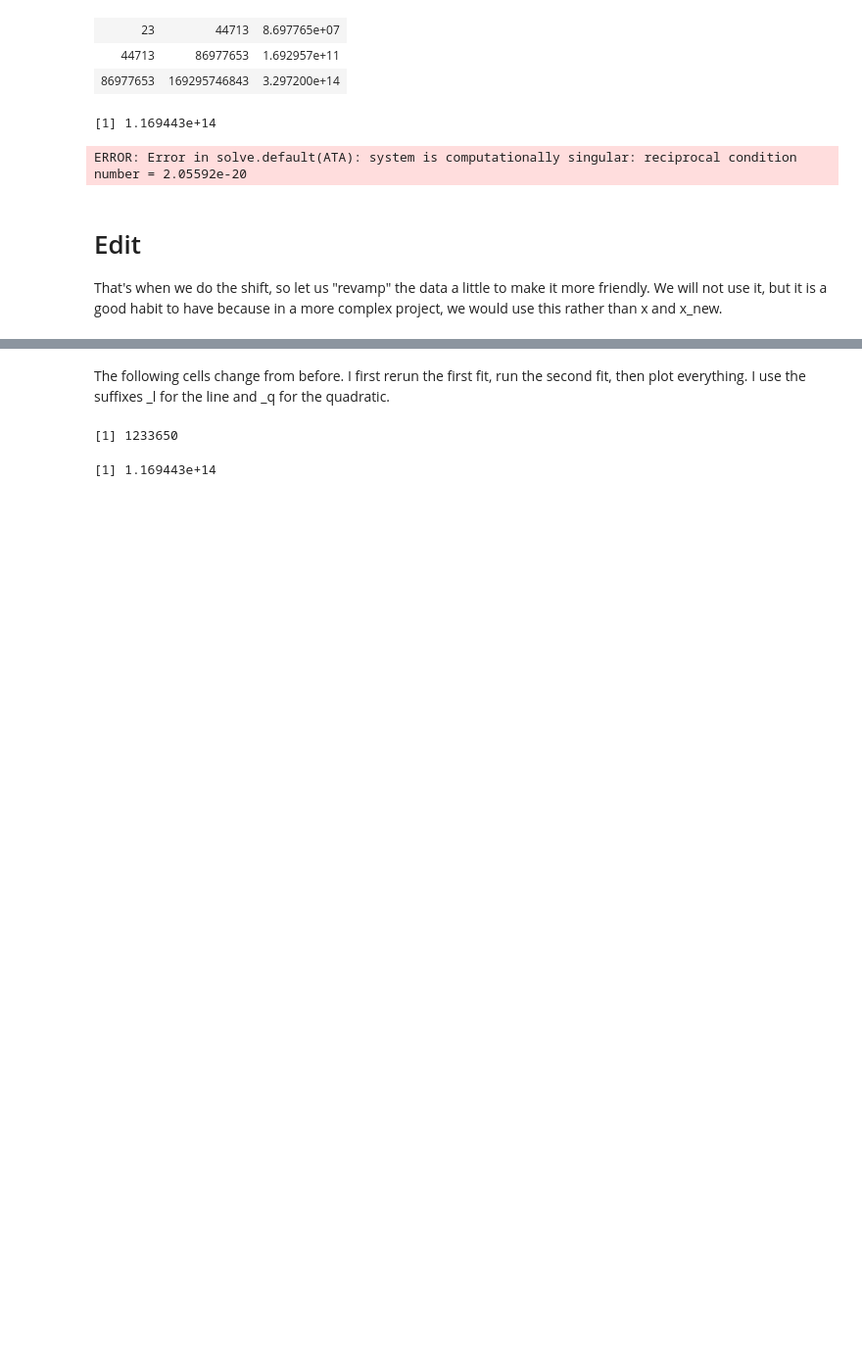
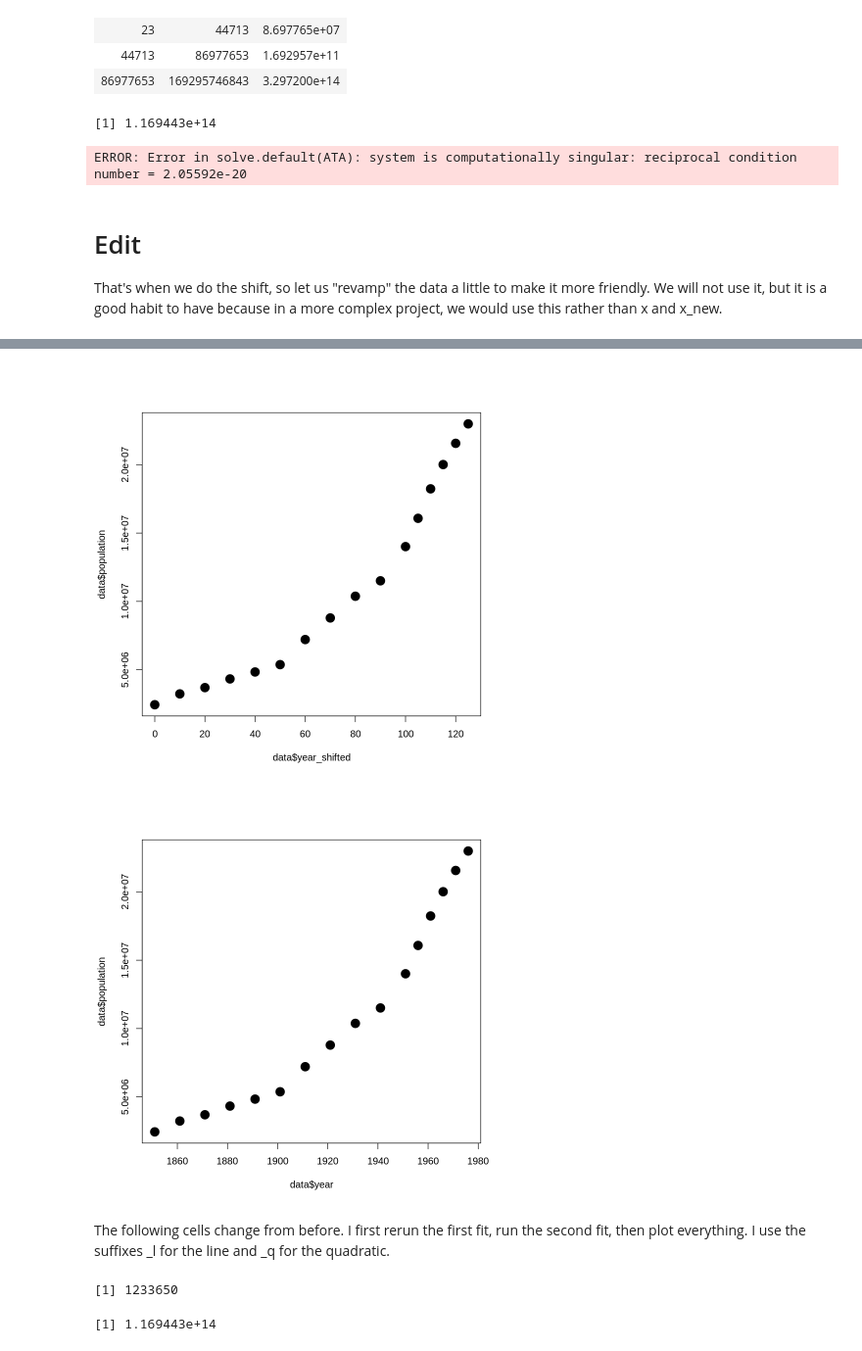
Before and after one commit to julien-arino/math-of-data-science, a Jupyter notebook: code/example_of_fitting_Canada_census.ipynb, the cells around one changed output, grey strips where cells are left out. Shown at 98% size. Cells and saved outputs as stored; diff of their text form; code cells hidden in the pictures; blank space fills up the shorter version.

```diff
--- a/code/example_of_fitting_Canada_census.ipynb
+++ b/code/example_of_fitting_Canada_census.ipynb
@@ -167,3 +173,9 @@ A data.frame: 23 × 3
+# %%
+plot(data$year_shifted,data$population, pch=19, cex=2)
+plot(data$year,data$population, pch=19, cex=2)
+# %% [output]
+[figure, added]
+[figure, added]
 # %% [markdown]
 The following cells change from before. I first rerun the first fit, run the second fit, then plot everything. I use the suffixes _l for the line and _q for the quadratic.
 # %%
```
Also changed, not shown: parts of 5 cells of this notebook.
